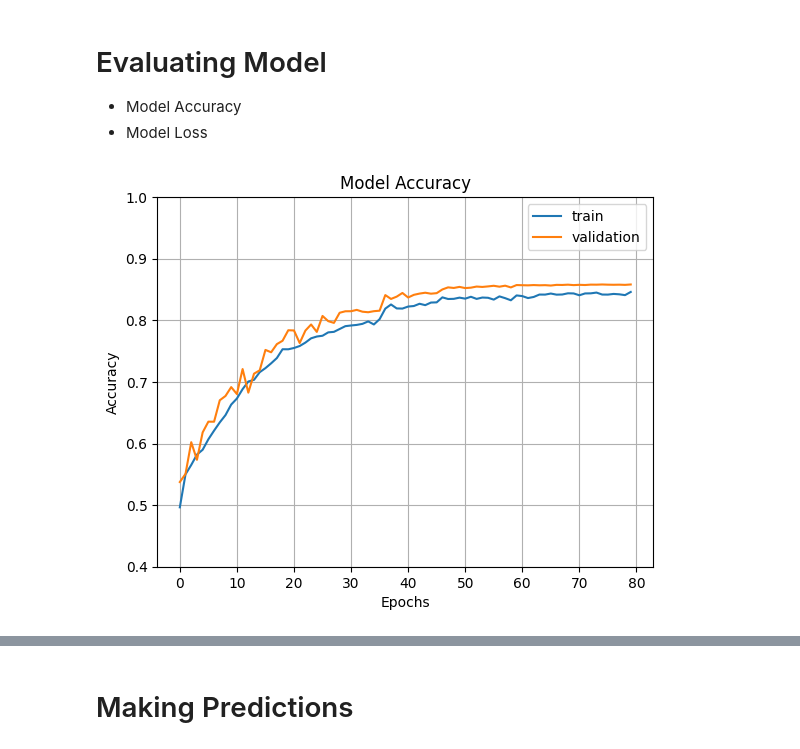
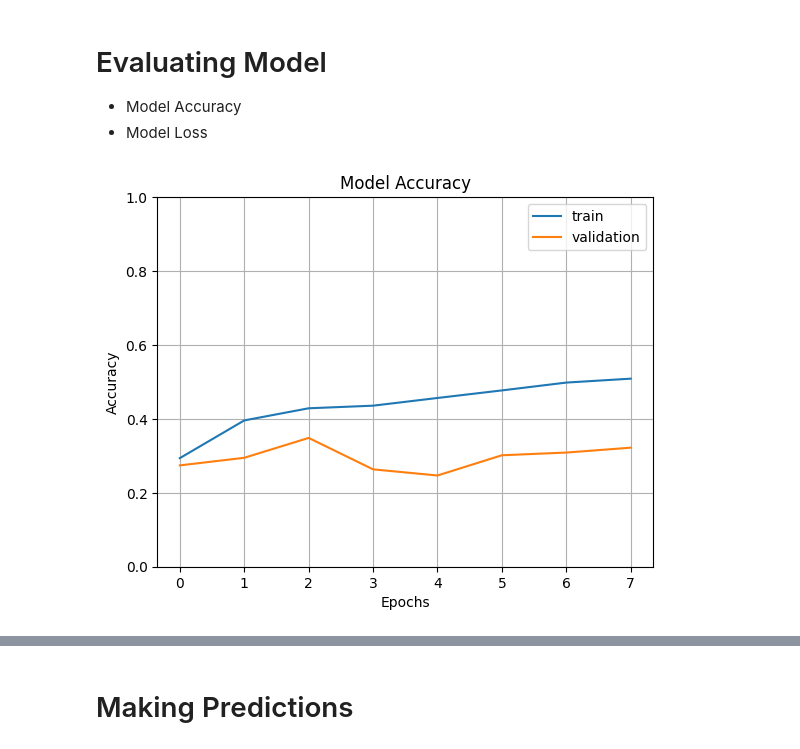
Before and after one commit to dduwa/Group-23, a Jupyter notebook: VGG16_ODIR5K.ipynb, the cells around one changed output, grey strips where cells are left out. Drawn from its saved outputs; the diff is of its cells as text; code cells hidden in the pictures.

Commit message:
Resnet50 - 34% with oversampling and aug - 64 batch size

```diff
--- a/VGG16_ODIR5K.ipynb
+++ b/VGG16_ODIR5K.ipynb
@@ -95,24 +338,6 @@ print(type(df_data['target'].iloc[0]))
 # %%
-from sklearn.model_selection import train_test_split
+def load_and_prepare_dataset(df, images_dir, shuffle=True, batch_size=32):
 
-# Splitting the dataset into training and validation sets
-train_df, test_df = train_test_split(df_data, test_size=0.2, random_state=123)
-
-train_df, val_df = train_test_split(train_df, test_size=0.2, random_state=123)
-# Function to load and preprocess images
-def parse_image_and_label(image_path, label_string):
-    image = tf.io.read_file(image_path)
-    image = tf.image.decode_jpeg(image, channels=3)
-    image = tf.image.resize(image, [224, 224])
-    image = tf.cast(image, tf.float32)
-    image = tf.keras.applications.vgg16.preprocess_input(image)  # Preprocessing the image to be compatible with VGG16
-    label = tf.strings.substr(label_string, 1, tf.strings.length(label_string) - 2)  # Remove brackets
-    label = tf.strings.to_number(tf.strings.split(label, ','), out_type=tf.float32)
-    return image, label
-
-def load_and_prepare_dataset(csv_path, images_dir, shuffle=True, batch_size=32, augment_data=False):
-    # Load the CSV file
-    df = pd.read_csv(csv_path)
 
     # Assuming images_dir is the base directory for the images and concatenating it with image filenames
     images_left = images_dir + df['Left-Fundus']
@@ -136,6 +361,6 @@ def load_and_prepare_dataset(csv_path, images_dir, shuffle=True, batch_size=32,
 
 
 # Creating training and validation datasets
-train_ds = load_and_prepare_dataset('full_df.csv', 'ODIR-5K/ODIR-5K/Training Images/', shuffle=True, batch_size=16)
-test_ds = load_and_prepare_dataset('full_df.csv', 'ODIR-5K/ODIR-5K/Training Images/', shuffle=False, batch_size=16)
-val_ds = load_and_prepare_dataset('full_df.csv', 'ODIR-5K/ODIR-5K/Training Images/', shuffle=False, batch_size=16)
+#train_ds = load_and_prepare_dataset('full_df.csv', 'ODIR-5K/ODIR-5K/Training Images/', shuffle=True, batch_size=128)
+test_ds = load_and_prepare_dataset(test_df, 'ODIR-5K/ODIR-5K/Training Images/',shuffle=False, batch_size=64)
+val_ds = load_and_prepare_dataset(val_df, 'ODIR-5K/ODIR-5K/Training Images/', shuffle=False, batch_size=64)
@@ -201,6 +459,8 @@ early_stopping = EarlyStopping(monitor='val_loss', patience=5, restore_best_weig
 
 callbacks = [early_stopping, checkpoint, reduce_lr]
 # %%
+from tensorflow.keras.layers import Dense, Dropout
+
 pretrained_model = tf.keras.applications.VGG16(
     include_top=False,
     input_shape=(224, 224, 3),
@@ -213,4 +473,5 @@ for layer in pretrained_model.layers:
 model = Sequential()
 model.add(pretrained_model)
 model.add(Dense(256, activation='relu'))
+model.add(Dropout(0.5))
 model.add(Dense(8, activation='softmax'))
@@ -265,16 +531,16 @@ Epoch 80: val_loss improved from 0.24367 to 0.24278, saving model to best_model
 # %%
 fig1 = plt.gcf()
 plt.plot(history.history['accuracy'])
 plt.plot(history.history['val_accuracy'])
-plt.axis(ymin=0.4,ymax=1)
+plt.axis(ymin=0.0,ymax=1)
 plt.grid()
 plt.title('Model Accuracy')
 plt.ylabel('Accuracy')
 plt.xlabel('Epochs')
 plt.legend(['train', 'validation'])
 plt.show()
 # %% [output]
-[figure, old version]
+[figure, new version]
 # %%
 plt.plot(history.history['loss'])
 plt.plot(history.history['val_loss'])
```
Also changed, not shown: parts of 42 cells of this notebook.
